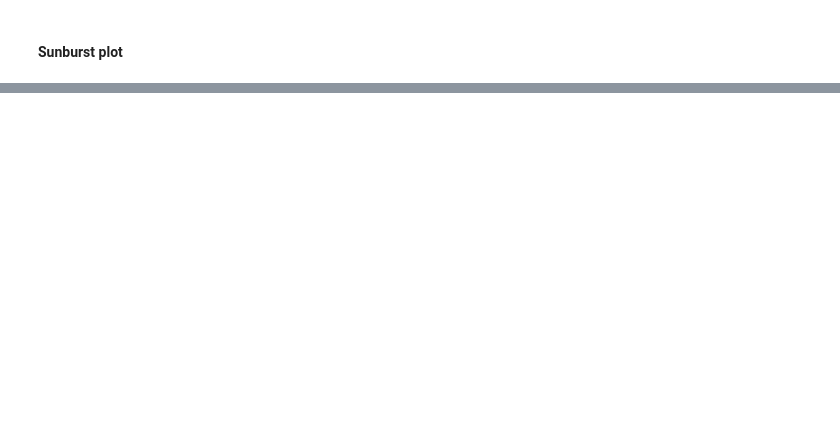
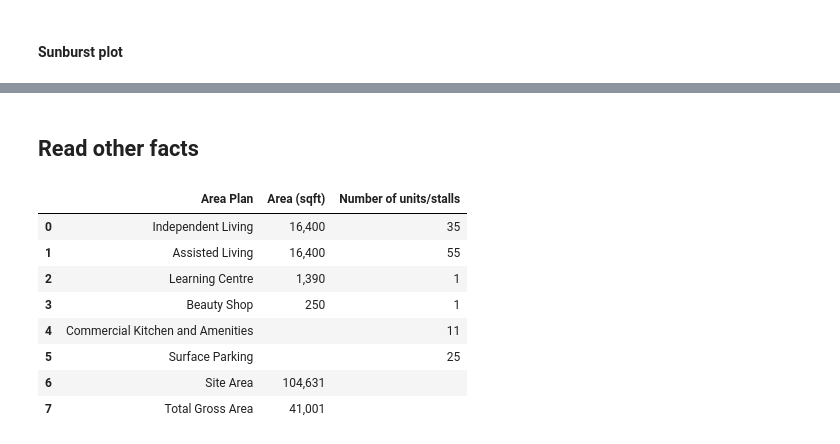
Before and after one commit to Boson-data-solution/ATL-Financial-Viz, a Jupyter notebook: eda/EDA.ipynb, the cells around one changed output, grey strips where cells are left out. Drawn from its saved outputs; the diff is of its cells as text; code cells hidden in the pictures; blank space fills up the shorter version.

Commit message:
Enable upload other facts

```diff
--- a/eda/EDA.ipynb
+++ b/eda/EDA.ipynb
@@ -302,3 +302,17 @@ def plotly_pie_sub_cost(df, cat):
 plotly_pie_sub_cost(cost, 'Consultants')
 # %% [output]
 [interactive output not drawn]
+# %% [markdown]
+## Read other facts
+# %%
+pd.read_csv('../data/other_fact.csv')
+# %% [output]
+|  | Area Plan | Area (sqft) | Number of units/stalls |
+| 0 | Independent Living | 16,400 | 35 |
+| 1 | Assisted Living | 16,400 | 55 |
+| 2 | Learning Centre | 1,390 | 1 |
+| 3 | Beauty Shop | 250 | 1 |
+| 4 | Commercial Kitchen and Amenities |  | 11 |
+| 5 | Surface Parking |  | 25 |
+| 6 | Site Area | 104,631 |  |
+| 7 | Total Gross Area | 41,001 |  |
```
Also changed, not shown: 2 other files.
